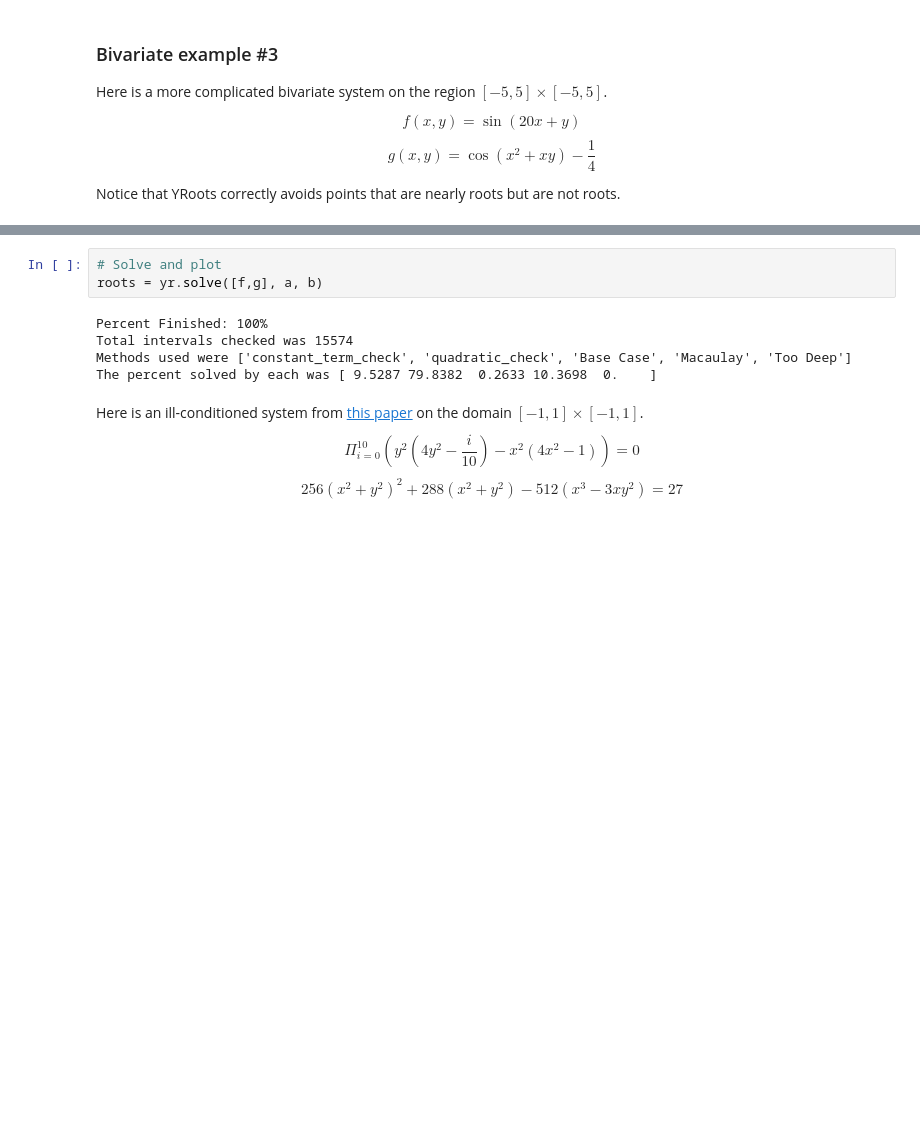
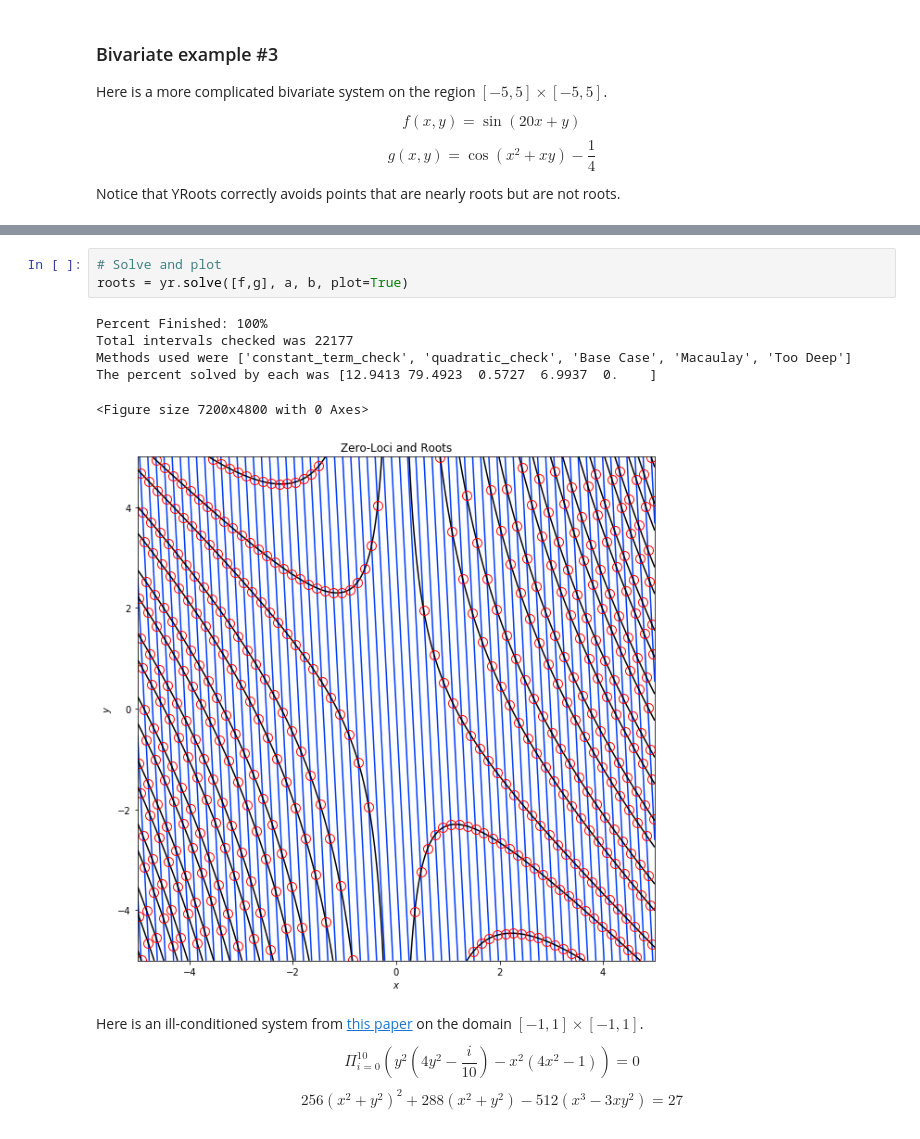
Before and after one commit to tylerjarvis/RootFinding, a Jupyter notebook: DemoNotebook.ipynb, the cells around one changed output, grey strips where cells are left out. Cells and saved outputs as stored; diff of their text form; blank space fills up the shorter version.

```diff
--- a/DemoNotebook.ipynb
+++ b/DemoNotebook.ipynb
@@ -200,11 +189,13 @@ Wall time: 11.2 s
 # %%
 # Solve and plot
-roots = yr.solve([f,g], a, b)
+roots = yr.solve([f,g], a, b, plot=True)
 # %% [output]
 Percent Finished: 100%
-Total intervals checked was 15574
+Total intervals checked was 22177
 Methods used were ['constant_term_check', 'quadratic_check', 'Base Case', 'Macaulay', 'Too Deep']
-The percent solved by each was [ 9.5287 79.8382  0.2633 10.3698  0.    ]
+The percent solved by each was [12.9413 79.4923  0.5727  6.9937  0.    ]
+<Figure size 7200x4800 with 0 Axes>
+[figure, added]
 # %% [markdown]
 Here is an ill-conditioned system from [this paper](https://link.springer.com/article/10.1007/s00211-014-0635-z) on the domain $[-1,1]\times[-1,1]$.
 
```
Also changed, not shown: parts of 20 cells of this notebook, 1 other file.
